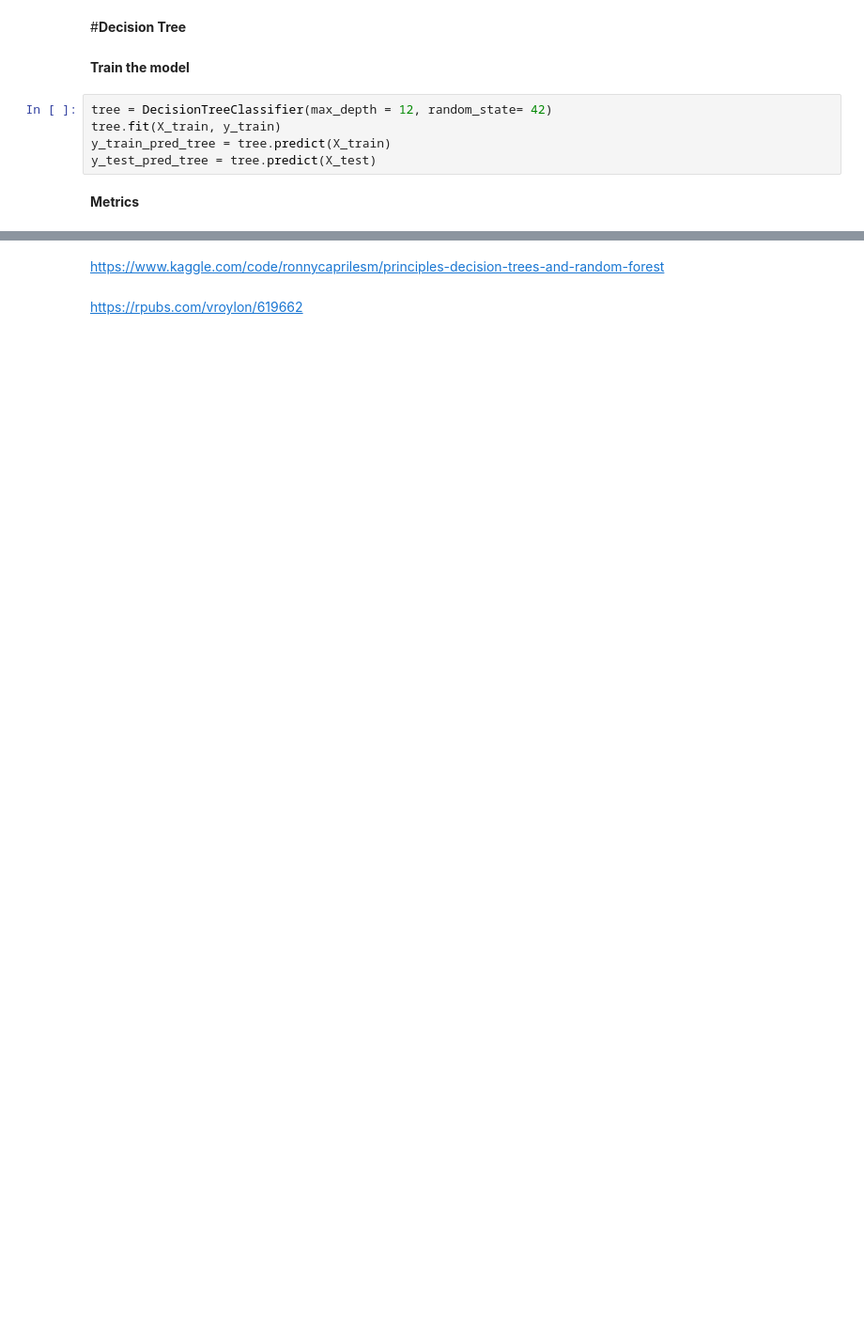
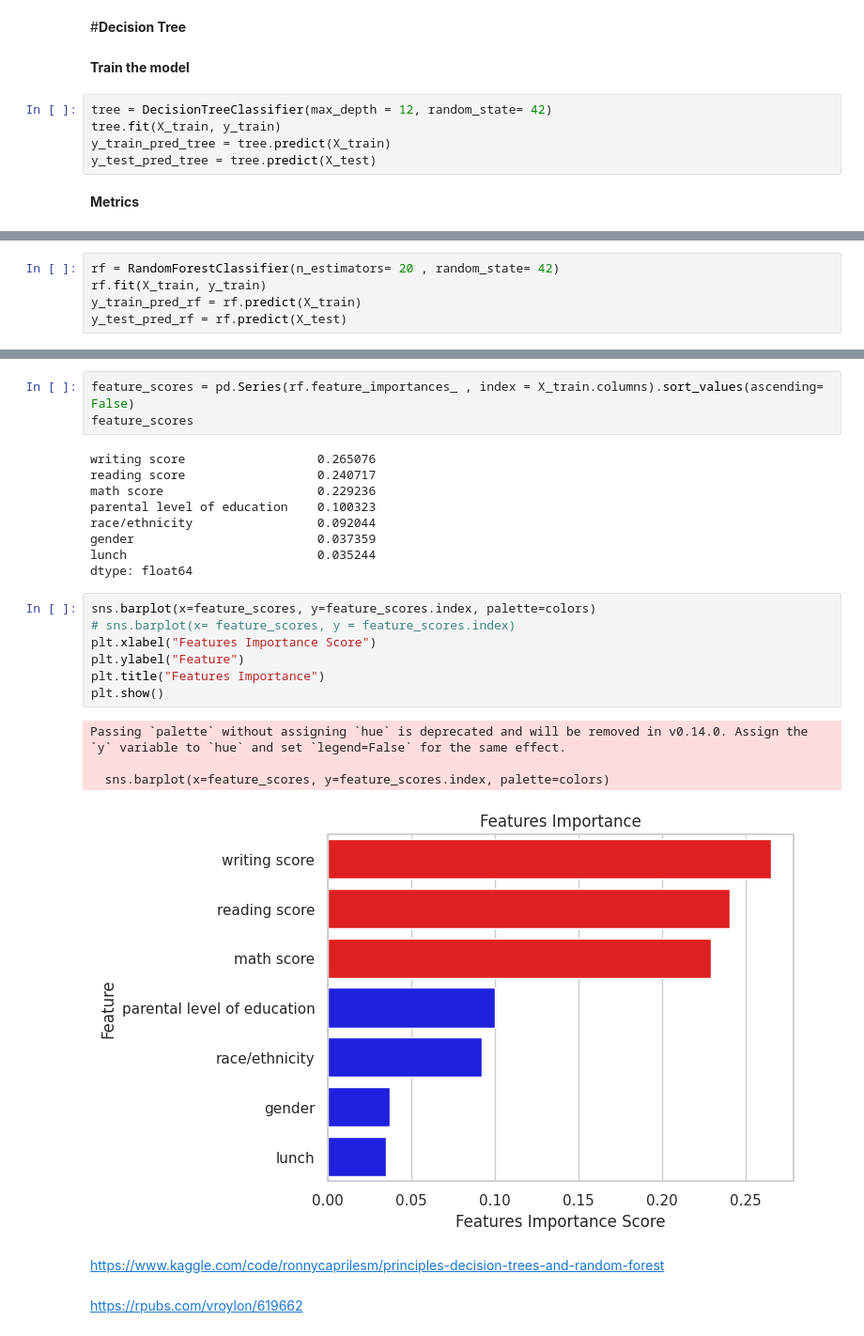
Before and after one commit to fishitmo/Machine-Learning-and-Data-Science-Projects, a Jupyter notebook: Students_Performance_in_Exams.ipynb, the cells around one changed output, grey strips where cells are left out. Shown: that part at 94% size. Cells and saved outputs as stored; diff of their text form; blank space fills up the shorter version.

```diff
--- a/Students_Performance_in_Exams.ipynb
+++ b/Students_Performance_in_Exams.ipynb
@@ -266,0 +271,5 @@ plt.show()
+# %%
+rf = RandomForestClassifier(n_estimators= 20 , random_state= 42)
+rf.fit(X_train, y_train)
+y_train_pred_rf = rf.predict(X_train)
+y_test_pred_rf = rf.predict(X_test)
@@ -267,3 +287,27 @@ plt.show()
+# %%
+feature_scores = pd.Series(rf.feature_importances_ , index = X_train.columns).sort_values(ascending= False)
+feature_scores
+# %% [output]
+writing score                  0.265076
+reading score                  0.240717
+math score                     0.229236
+parental level of education    0.100323
+race/ethnicity                 0.092044
+gender                         0.037359
+lunch                          0.035244
+dtype: float64
+# %%
+sns.barplot(x=feature_scores, y=feature_scores.index, palette=colors)
+# sns.barplot(x= feature_scores, y = feature_scores.index)
+plt.xlabel("Features Importance Score")
+plt.ylabel("Feature")
+plt.title("Features Importance")
+plt.show()
+# %% [output]
+Passing `palette` without assigning `hue` is deprecated and will be removed in v0.14.0. Assign the `y` variable to `hue` and set `legend=False` for the same effect.
+
+  sns.barplot(x=feature_scores, y=feature_scores.index, palette=colors)
+[figure, added]
 # %% [markdown]
 https://www.kaggle.com/code/ronnycaprilesm/principles-decision-trees-and-random-forest
 # %% [markdown]
```
Also changed, not shown: parts of 8 cells of this notebook.
